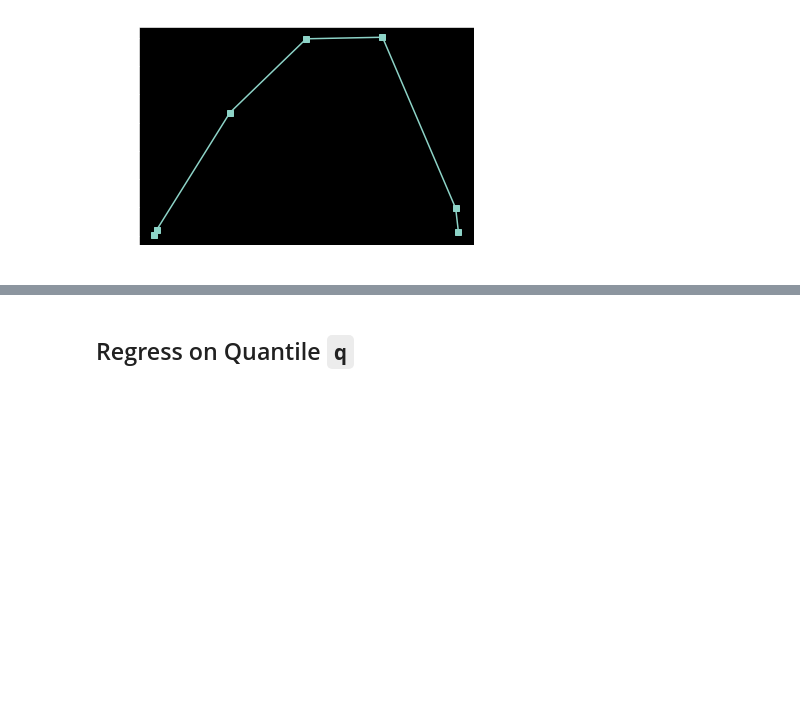
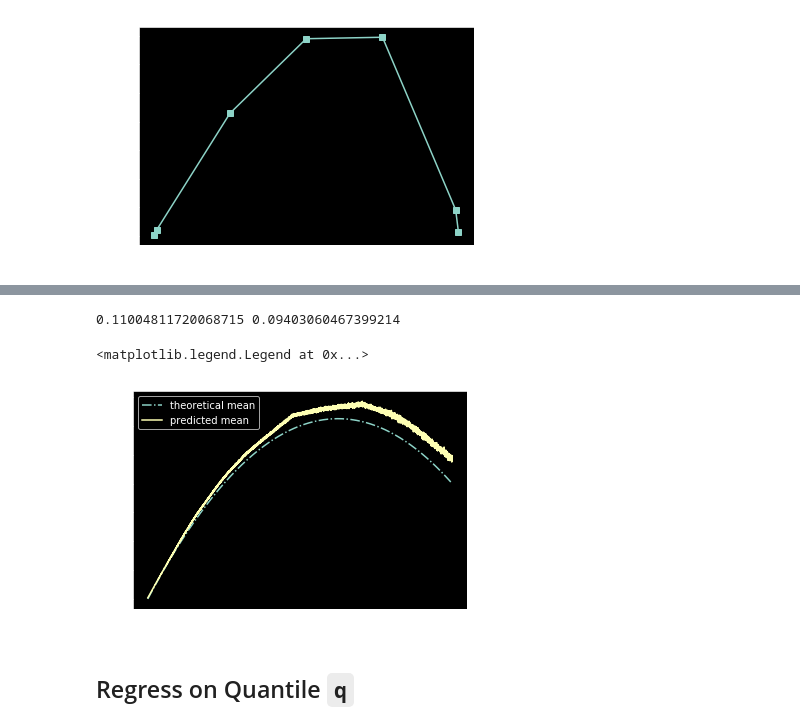
Before and after one commit to ig248/deepquantiles, a Jupyter notebook: notebooks/nn-quantiles-skewed.ipynb, the cells around one changed output, grey strips where cells are left out. Drawn from its saved outputs; the diff is of its cells as text; code cells hidden in the pictures; blank space fills up the shorter version.

```diff
--- a/notebooks/nn-quantiles-skewed.ipynb
+++ b/notebooks/nn-quantiles-skewed.ipynb
@@ -207,3 +211,8 @@ plt.plot(regressor.quantiles, scores, 's-')
 # %% [output]
 [<matplotlib.lines.Line2D at 0x...>]
 [figure]
+# %%
+%%time
+print(X_test.shape)
+samples = regressor.sample(X_test, num_samples=10000)
+print(samples.shape)
@@ -210,3 +224,23 @@ plt.plot(regressor.quantiles, scores, 's-')
+# %%
+mean_pred = samples.mean(axis=1)
+# %%
+from sklearn.metrics import mean_squared_error, mean_absolute_error
+
+mse = mean_squared_error(mean_theor, mean_pred)
+rmse = np.sqrt(mse)
+mae = mean_absolute_error(mean_theor, mean_pred)
+print(rmse, mae)
+# %% [output]
+0.11004811720068715 0.09403060467399214
+# %%
+#plt.figure(figsize=(10, 10))
+#plt.plot(X_test, y_test, 'b.', alpha=0.5)
+plt.plot(X_test, mean_theor, '-.', label='theoretical mean')
+plt.plot(X_test, mean_pred, label='predicted mean')
+plt.legend()
+# %% [output]
+<matplotlib.legend.Legend at 0x...>
+[figure, added]
 # %% [markdown]
 ## Regress on Quantile `q`
 # %%
```
Also changed, not shown: parts of 15 cells of this notebook, 3 other files.
